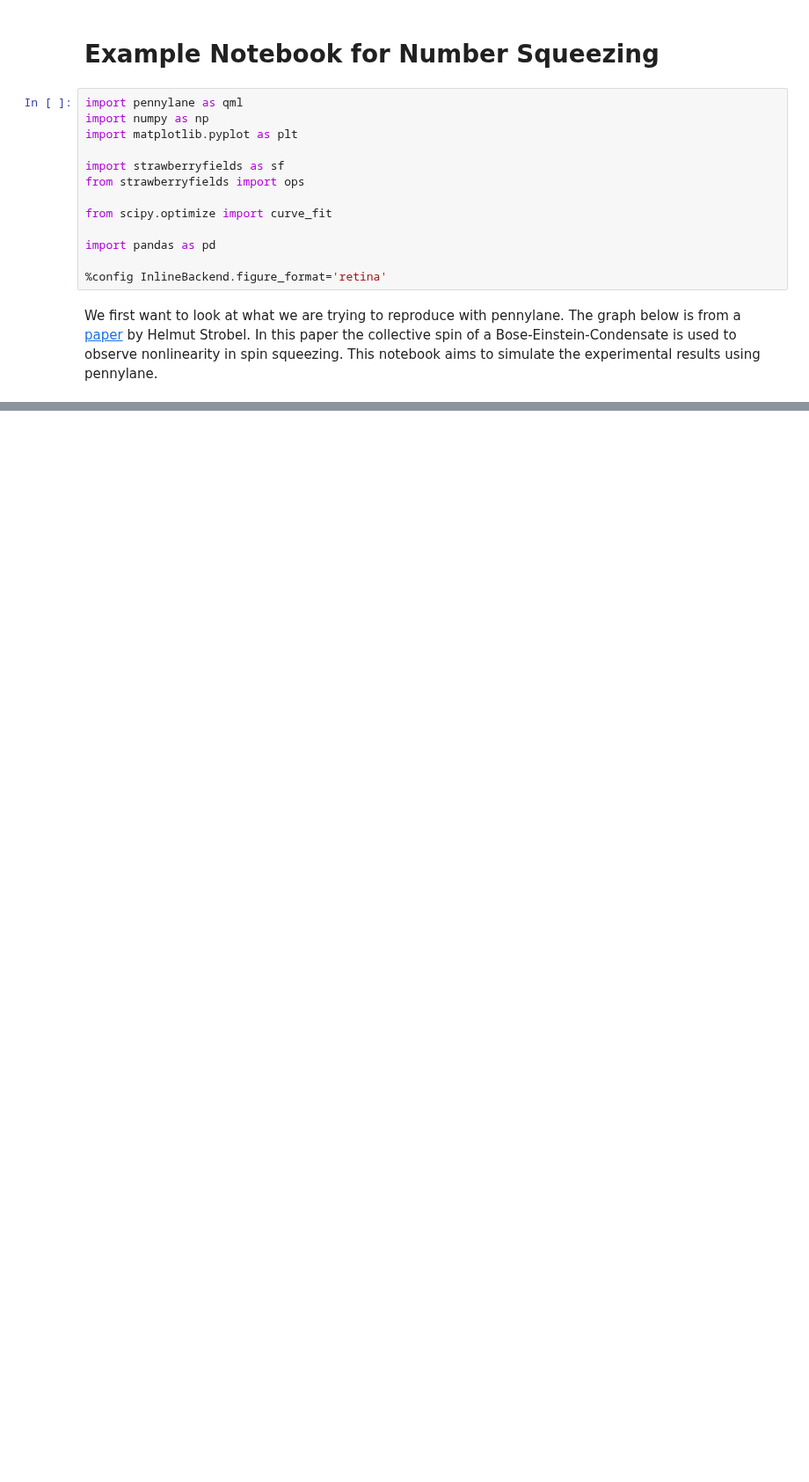
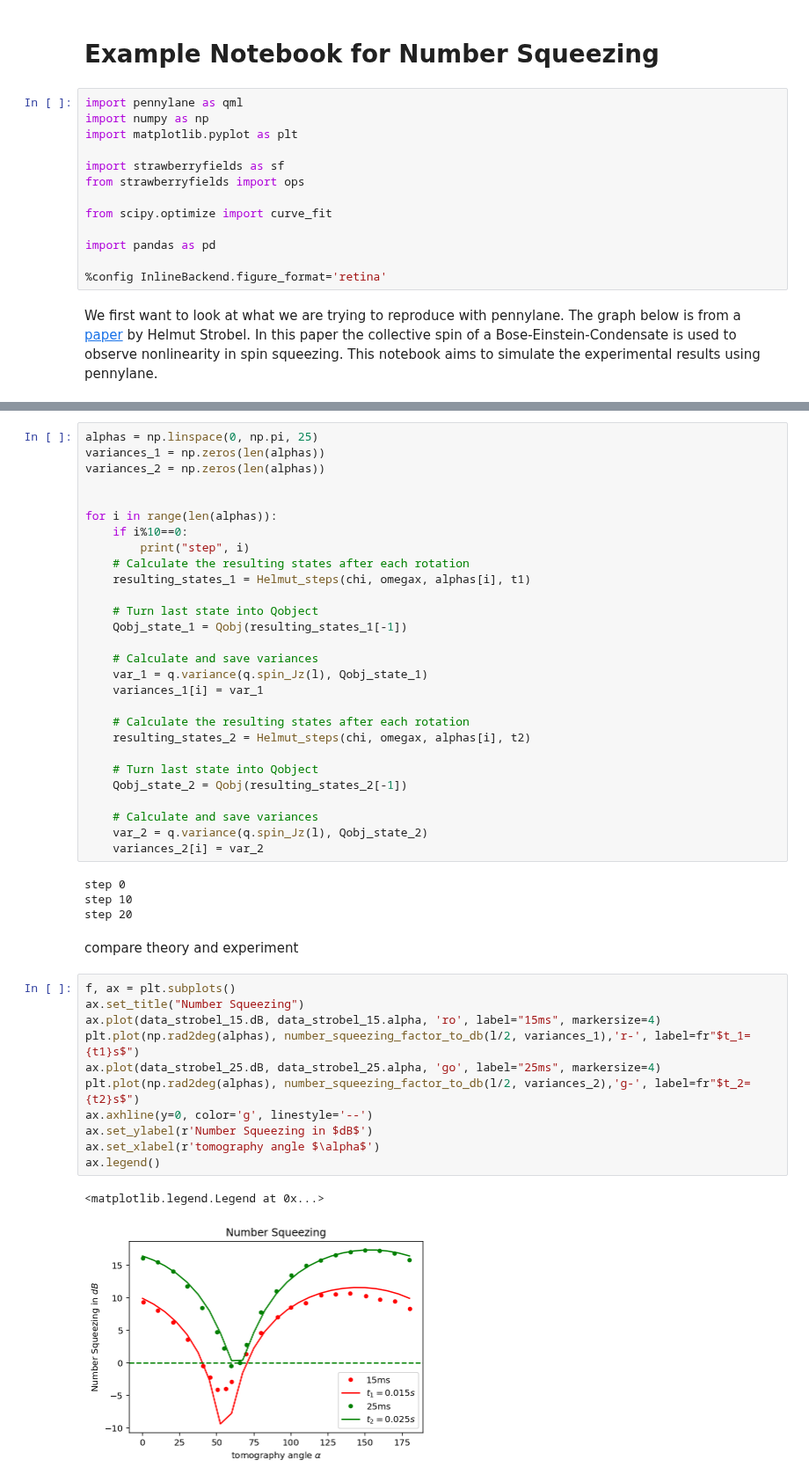
Before and after one commit to synqs/pennylane-ls, a Jupyter notebook: examples/Fisher_information.ipynb, the cells around one changed output, grey strips where cells are left out. Shown at 88% size. Saved outputs shown, nothing was run; the diff lists cells and outputs as text; blank space fills up the shorter version.

```diff
--- a/examples/Fisher_information.ipynb
+++ b/examples/Fisher_information.ipynb
@@ -445,0 +216,48 @@ for i in range(num_rows):
+# %%
+alphas = np.linspace(0, np.pi, 25)
+variances_1 = np.zeros(len(alphas))
+variances_2 = np.zeros(len(alphas))
+
+
+for i in range(len(alphas)):
+    if i%10==0:
+        print("step", i)
+    # Calculate the resulting states after each rotation
+    resulting_states_1 = Helmut_steps(chi, omegax, alphas[i], t1)
+
+    # Turn last state into Qobject
+    Qobj_state_1 = Qobj(resulting_states_1[-1])
+
+    # Calculate and save variances
+    var_1 = q.variance(q.spin_Jz(l), Qobj_state_1)
+    variances_1[i] = var_1
+
+    # Calculate the resulting states after each rotation
+    resulting_states_2 = Helmut_steps(chi, omegax, alphas[i], t2)
+
+    # Turn last state into Qobject
+    Qobj_state_2 = Qobj(resulting_states_2[-1])
+
+    # Calculate and save variances
+    var_2 = q.variance(q.spin_Jz(l), Qobj_state_2)
+    variances_2[i] = var_2
+# %% [output]
+step 0
+step 10
+step 20
+# %% [markdown]
+compare theory and experiment
+# %%
+f, ax = plt.subplots()
+ax.set_title("Number Squeezing")
+ax.plot(data_strobel_15.dB, data_strobel_15.alpha, 'ro', label="15ms", markersize=4)
+plt.plot(np.rad2deg(alphas), number_squeezing_factor_to_db(l/2, variances_1),'r-', label=fr"$t_1={t1}s$")
+ax.plot(data_strobel_25.dB, data_strobel_25.alpha, 'go', label="25ms", markersize=4)
+plt.plot(np.rad2deg(alphas), number_squeezing_factor_to_db(l/2, variances_2),'g-', label=fr"$t_2={t2}s$")
+ax.axhline(y=0, color='g', linestyle='--')
+ax.set_ylabel(r'Number Squeezing in $dB$')
+ax.set_xlabel(r'tomography angle $\alpha$')
+ax.legend()
+# %% [output]
+<matplotlib.legend.Legend at 0x...>
+[figure, added]
```
Also changed, not shown: parts of 41 cells of this notebook, 2 other files.
